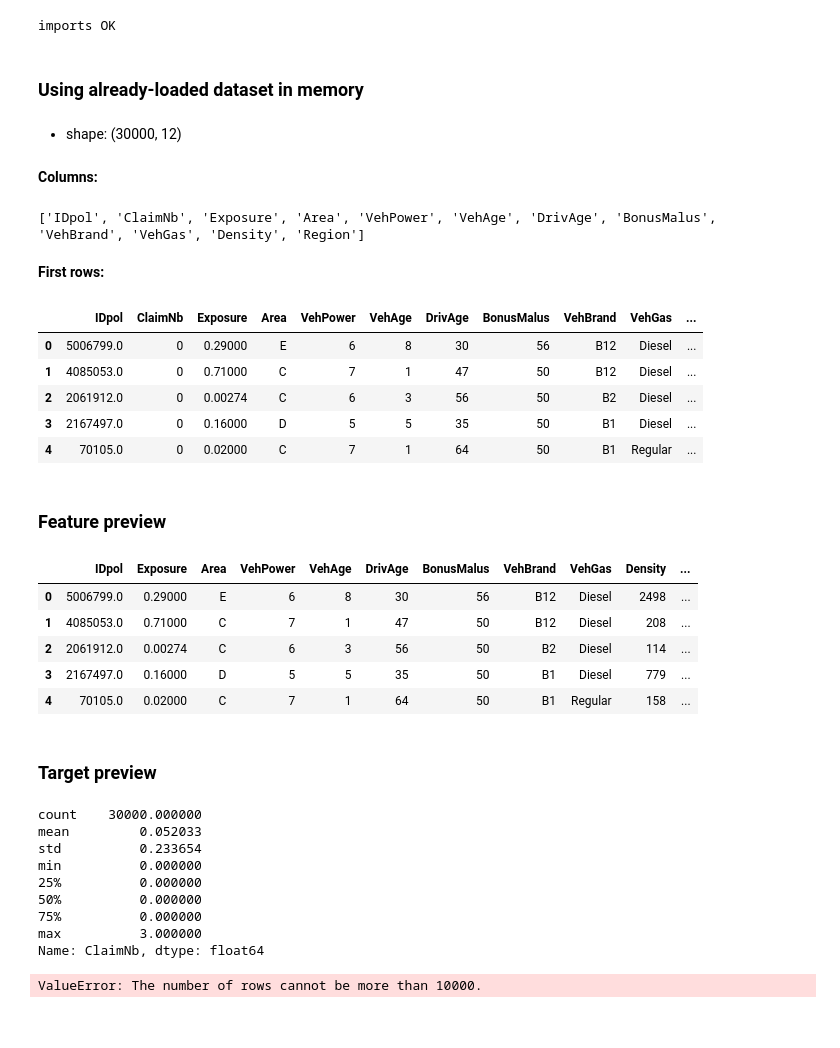
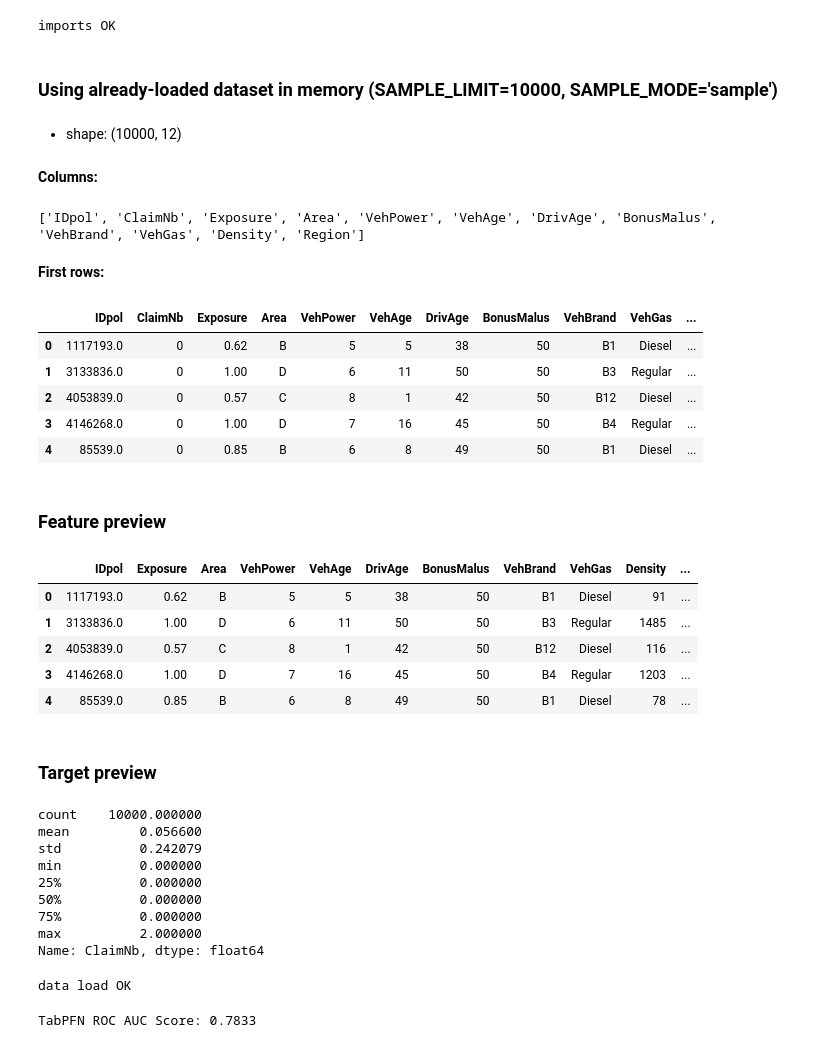
Before and after one commit to IFoA-ADSWP/TabPFN, a Jupyter notebook: BaselineExperiments/baselining_notebook.ipynb, the cells around one changed output. Saved outputs shown, nothing was run; the diff lists cells and outputs as text; code cells hidden in the pictures.

```diff
--- a/BaselineExperiments/baselining_notebook.ipynb
+++ b/BaselineExperiments/baselining_notebook.ipynb
@@ -142,21 +141,26 @@ print('imports OK')
 # %% [output]
 imports OK
 # %%
-# freMTPL2freq dataset: Predict ClaimNb french cars
+# Reloadable data-load cell: respects SAMPLE_LIMIT and forces reload when changed
 from pathlib import Path
 from IPython.display import Markdown, display
 
-# Sampling / load config
 SAMPLE_LIMIT = 10000         # set to an int (max rows) or None to load all rows
-SAMPLE_MODE = "sample"     # "sample" or "head"
-RANDOM_SEED = 45
+SAMPLE_MODE = "sample"       # "sample" or "head"
+RANDOM_SEED = 3
 
 csv_path = Path("/Users/Scott/Documents/Data Science/ADSWP/TabPFN/BaselineExperiments/data/freMTPL2freq.csv")
 if not csv_path.exists():
     raise FileNotFoundError(f"CSV not found: {csv_path}")
 
-# Avoid re-loading if already loaded in the notebook session
-if not globals().get("DATA_LOADED", False):
+_last_limit = globals().get("LAST_SAMPLE_LIMIT", None)
+_last_mode = globals().get("LAST_SAMPLE_MODE", None)
+_data_loaded = globals().get("DATA_LOADED", False)
+_df_exists = "df" in globals()
+
+reload_needed = (not _data_loaded) or (not _df_exists) or (_last_limit != SAMPLE_LIMIT) or (_last_mode != SAMPLE_MODE)
+
+if reload_needed:
     df = pd.read_csv(csv_path)
     if SAMPLE_LIMIT is not None:
         if SAMPLE_MODE == "sample":
@@ -164,62 +168,64 @@ if not globals().get("DATA_LOADED", False):
         else:
             df = df.head(SAMPLE_LIMIT).copy().reset_index(drop=True)
     DATA_LOADED = True
-    display(Markdown(f"### Loaded dataset: {csv_path.name}"))
+    LAST_SAMPLE_LIMIT = SAMPLE_LIMIT
+    LAST_SAMPLE_MODE = SAMPLE_MODE
+    display(Markdown(f"### Loaded dataset: {csv_path.name} (SAMPLE_LIMIT={SAMPLE_LIMIT}, SAMPLE_MODE='{SAMPLE_MODE}')"))
 else:
-    display(Markdown(f"### Using already-loaded dataset in memory"))
+    display(Markdown(f"### Using already-loaded dataset in memory (SAMPLE_LIMIT={LAST_SAMPLE_LIMIT}, SAMPLE_MODE='{LAST_SAMPLE_MODE}')"))
 
 display(Markdown(f"- shape: {df.shape}"))
 display(Markdown("**Columns:**"))
 print(list(df.columns))
-
 display(Markdown("**First rows:**"))
 display(df.head())
 
-# Ensure TARGET_COLUMN exists in the session (do not overwrite if user already set it)
 if "TARGET_COLUMN" not in globals() or TARGET_COLUMN is None or TARGET_COLUMN not in df.columns:
-    TARGET_COLUMN = "ClaimNb"  # <-- set this to your target column name
+    TARGET_COLUMN = "ClaimNb"
 
 if TARGET_COLUMN is None or TARGET_COLUMN not in df.columns:
     raise ValueError(
         "Please set TARGET_COLUMN to the column name you want to predict. "
         "Available columns printed above."
     )
 
 X, y = df.drop(columns=[TARGET_COLUMN]), df[TARGET_COLUMN]
 
 display(Markdown("### Feature preview"))
 display(X.head())
 display(Markdown("### Target preview"))
-display(y.value_counts() if y.dtype.kind in 'O' or y.dtype.name == 'category' else y.describe())
+display(y.value_counts() if y.dtype.kind in "O" or y.dtype.name == "category" else y.describe())
+print('data load OK')
 # %% [output]
-### Using already-loaded dataset in memory
+### Using already-loaded dataset in memory (SAMPLE_LIMIT=10000, SAMPLE_MODE='sample')
-- shape: (30000, 12)
+- shape: (10000, 12)
 **Columns:**
 ['IDpol', 'ClaimNb', 'Exposure', 'Area', 'VehPower', 'VehAge', 'DrivAge', 'BonusMalus', 'VehBrand', 'VehGas', 'Density', 'Region']
 **First rows:**
 |  | IDpol | ClaimNb | Exposure | Area | VehPower | VehAge | DrivAge | BonusMalus | VehBrand | VehGas | ... |
-| 0 | 5006799.0 | 0 | 0.29000 | E | 6 | 8 | 30 | 56 | B12 | Diesel | ... |
-| 1 | 4085053.0 | 0 | 0.71000 | C | 7 | 1 | 47 | 50 | B12 | Diesel | ... |
-| 2 | 2061912.0 | 0 | 0.00274 | C | 6 | 3 | 56 | 50 | B2 | Diesel | ... |
-| 3 | 2167497.0 | 0 | 0.16000 | D | 5 | 5 | 35 | 50 | B1 | Diesel | ... |
-| 4 | 70105.0 | 0 | 0.02000 | C | 7 | 1 | 64 | 50 | B1 | Regular | ... |
+| 0 | 1117193.0 | 0 | 0.62 | B | 5 | 5 | 38 | 50 | B1 | Diesel | ... |
+| 1 | 3133836.0 | 0 | 1.00 | D | 6 | 11 | 50 | 50 | B3 | Regular | ... |
+| 2 | 4053839.0 | 0 | 0.57 | C | 8 | 1 | 42 | 50 | B12 | Diesel | ... |
+| 3 | 4146268.0 | 0 | 1.00 | D | 7 | 16 | 45 | 50 | B4 | Regular | ... |
+| 4 | 85539.0 | 0 | 0.85 | B | 6 | 8 | 49 | 50 | B1 | Diesel | ... |
 ### Feature preview
 |  | IDpol | Exposure | Area | VehPower | VehAge | DrivAge | BonusMalus | VehBrand | VehGas | Density | ... |
-| 0 | 5006799.0 | 0.29000 | E | 6 | 8 | 30 | 56 | B12 | Diesel | 2498 | ... |
-| 1 | 4085053.0 | 0.71000 | C | 7 | 1 | 47 | 50 | B12 | Diesel | 208 | ... |
-| 2 | 2061912.0 | 0.00274 | C | 6 | 3 | 56 | 50 | B2 | Diesel | 114 | ... |
-| 3 | 2167497.0 | 0.16000 | D | 5 | 5 | 35 | 50 | B1 | Diesel | 779 | ... |
-| 4 | 70105.0 | 0.02000 | C | 7 | 1 | 64 | 50 | B1 | Regular | 158 | ... |
+| 0 | 1117193.0 | 0.62 | B | 5 | 5 | 38 | 50 | B1 | Diesel | 91 | ... |
+| 1 | 3133836.0 | 1.00 | D | 6 | 11 | 50 | 50 | B3 | Regular | 1485 | ... |
+| 2 | 4053839.0 | 0.57 | C | 8 | 1 | 42 | 50 | B12 | Diesel | 116 | ... |
+| 3 | 4146268.0 | 1.00 | D | 7 | 16 | 45 | 50 | B4 | Regular | 1203 | ... |
+| 4 | 85539.0 | 0.85 | B | 6 | 8 | 49 | 50 | B1 | Diesel | 78 | ... |
 ### Target preview
-count    30000.000000
-mean         0.052033
-std          0.233654
+count    10000.000000
+mean         0.056600
+std          0.242079
 min          0.000000
 25%          0.000000
 50%          0.000000
 75%          0.000000
-max          3.000000
+max          2.000000
 Name: ClaimNb, dtype: float64
+data load OK
 # %%
 # Alternative datasets (commented for reference):
 
@@ -258,10 +264,10 @@ tabpfn_classifier.fit(X_train, y_train)
 y_pred_proba = tabpfn_classifier.predict_proba(X_test)
 
 # Calculate the ROC AUC score
-roc_auc = roc_auc_score(y_test, y_pred_proba[:, 1])
+roc_auc = roc_auc_score(y_test, y_pred_proba, multi_class="ovr", average="weighted")
 print(f"TabPFN ROC AUC Score: {roc_auc:.4f}")
 # %% [output]
-ValueError: The number of rows cannot be more than 10000.
+TabPFN ROC AUC Score: 0.7833
 # %%
 # New comparison cell: train baseline models and compare ROC AUCs
 from sklearn.pipeline import make_pipeline
```
Also changed, not shown: parts of 3 cells of this notebook, 3 other files.
